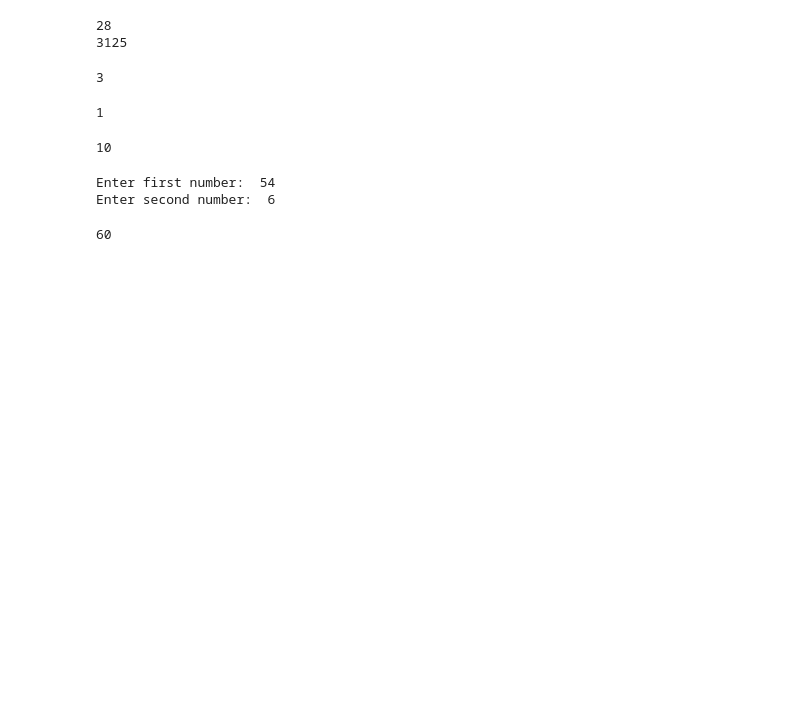
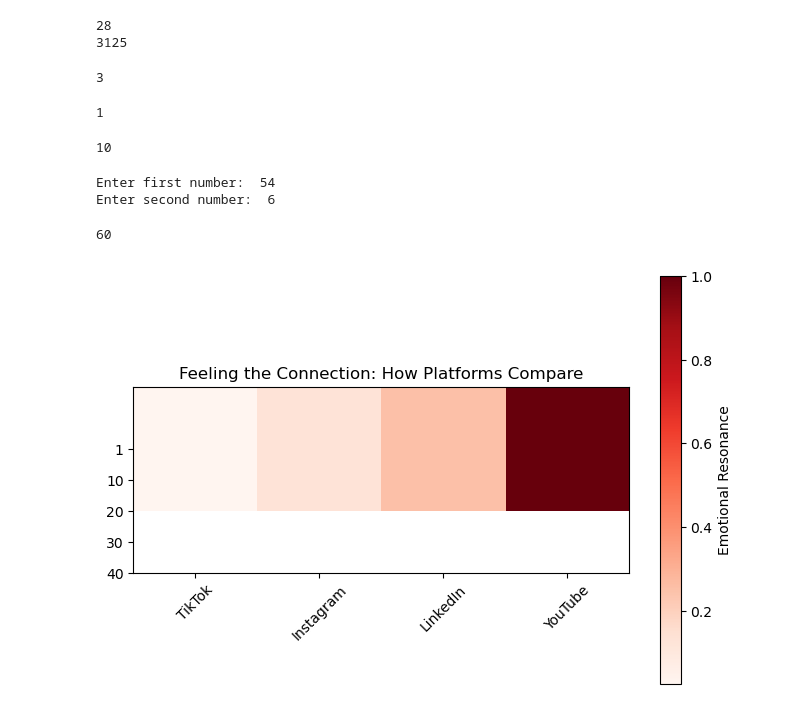
Before and after one commit to Mahaprasad003/Code-stuff, a Jupyter notebook: Python/PKM.ipynb, the cells around one changed output. Cells and saved outputs as stored; diff of their text form; code cells hidden in the pictures; blank space fills up the shorter version.

```diff
--- a/Python/PKM.ipynb
+++ b/Python/PKM.ipynb
@@ -551,3 +551,34 @@ sum_num(num1, num2)
 Enter first number:  54
 Enter second number:  6
 60
+# %%
+import matplotlib.pyplot as plt
+
+# Define platform names and their respective scores
+platforms = ["TikTok", "Instagram", "LinkedIn", "YouTube"]
+scores = [1, 5, 10, 40]
+
+# Normalize scores between 0 and 1
+normalized_scores = [score / max(scores) for score in scores]
+
+# Reshape the scores to a 2D array
+scores_2d = [normalized_scores]
+
+# Create the heatmap
+plt.figure(figsize=(8, 6))
+plt.imshow(scores_2d, cmap="Reds", interpolation="nearest")
+plt.colorbar(label="Emotional Resonance")
+
+# Add platform labels and scores
+plt.xticks(range(len(platforms)), platforms, rotation=45)
+plt.yticks([0, 0.25, 0.5, 0.75, 1], ["1", "10", "20", "30", "40"])
+
+# Add title and statement
+plt.title("Feeling the Connection: How Platforms Compare")
+plt.subplots_adjust(bottom=0.2)
+plt.text(0.5, -0.2, "", ha="center", va="center")
+
+# Show the heatmap
+plt.show()
+# %% [output]
+[figure, added]
```
Also changed, not shown: parts of 3 cells of this notebook, 10 other files.
